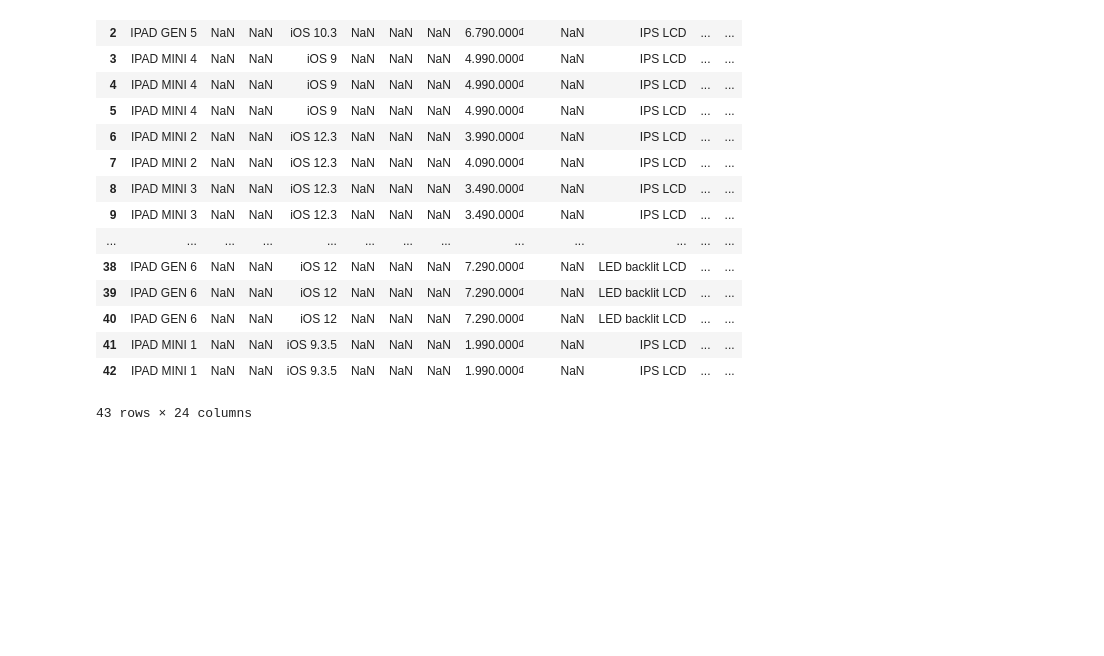
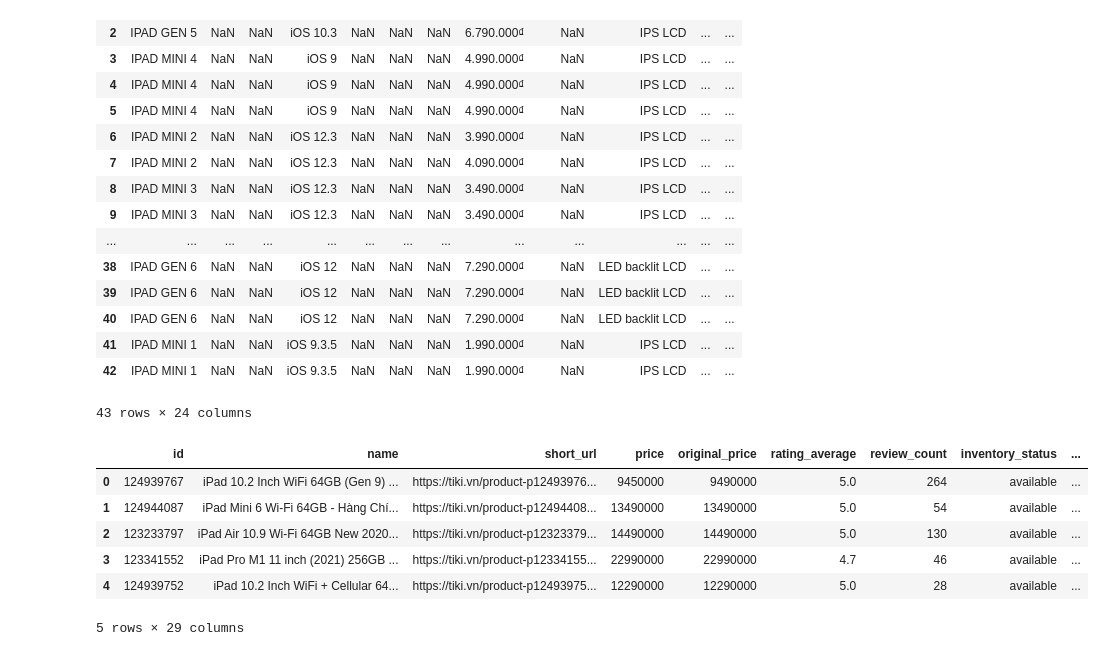
Before and after one commit to Thang-ND/Data-Integration-20212, a Jupyter notebook: SchemaMatching/schema_matching3.ipynb, the cells around one changed output. Cells and saved outputs as stored; diff of their text form; code cells hidden in the pictures; blank space fills up the shorter version.

```diff
--- a/SchemaMatching/schema_matching3.ipynb
+++ b/SchemaMatching/schema_matching3.ipynb
@@ -315,3 +315,14 @@ data
 43 rows × 24 columns
 # %%
 data.to_json("./IntegratedData/data9.json")
+# %%
+df = pd.read_json("../PreprocessingData/Dataprocess/iphone/Tiki.json")
+df.head(5)
+# %% [output]
+|  | id | name | short_url | price | original_price | rating_average | review_count | inventory_status | ... |
+| 0 | 124939767 | iPad 10.2 Inch WiFi 64GB (Gen 9) ... | https://tiki.vn/product-p12493976... | 9450000 | 9490000 | 5.0 | 264 | available | ... |
+| 1 | 124944087 | iPad Mini 6 Wi-Fi 64GB - Hàng Chí... | https://tiki.vn/product-p12494408... | 13490000 | 13490000 | 5.0 | 54 | available | ... |
+| 2 | 123233797 | iPad Air 10.9 Wi-Fi 64GB New 2020... | https://tiki.vn/product-p12323379... | 14490000 | 14490000 | 5.0 | 130 | available | ... |
+| 3 | 123341552 | iPad Pro M1 11 inch (2021) 256GB ... | https://tiki.vn/product-p12334155... | 22990000 | 22990000 | 4.7 | 46 | available | ... |
+| 4 | 124939752 | iPad 10.2 Inch WiFi + Cellular 64... | https://tiki.vn/product-p12493975... | 12290000 | 12290000 | 5.0 | 28 | available | ... |
+5 rows × 29 columns
```
Also changed, not shown: parts of 8 cells of this notebook, 5 other files.
